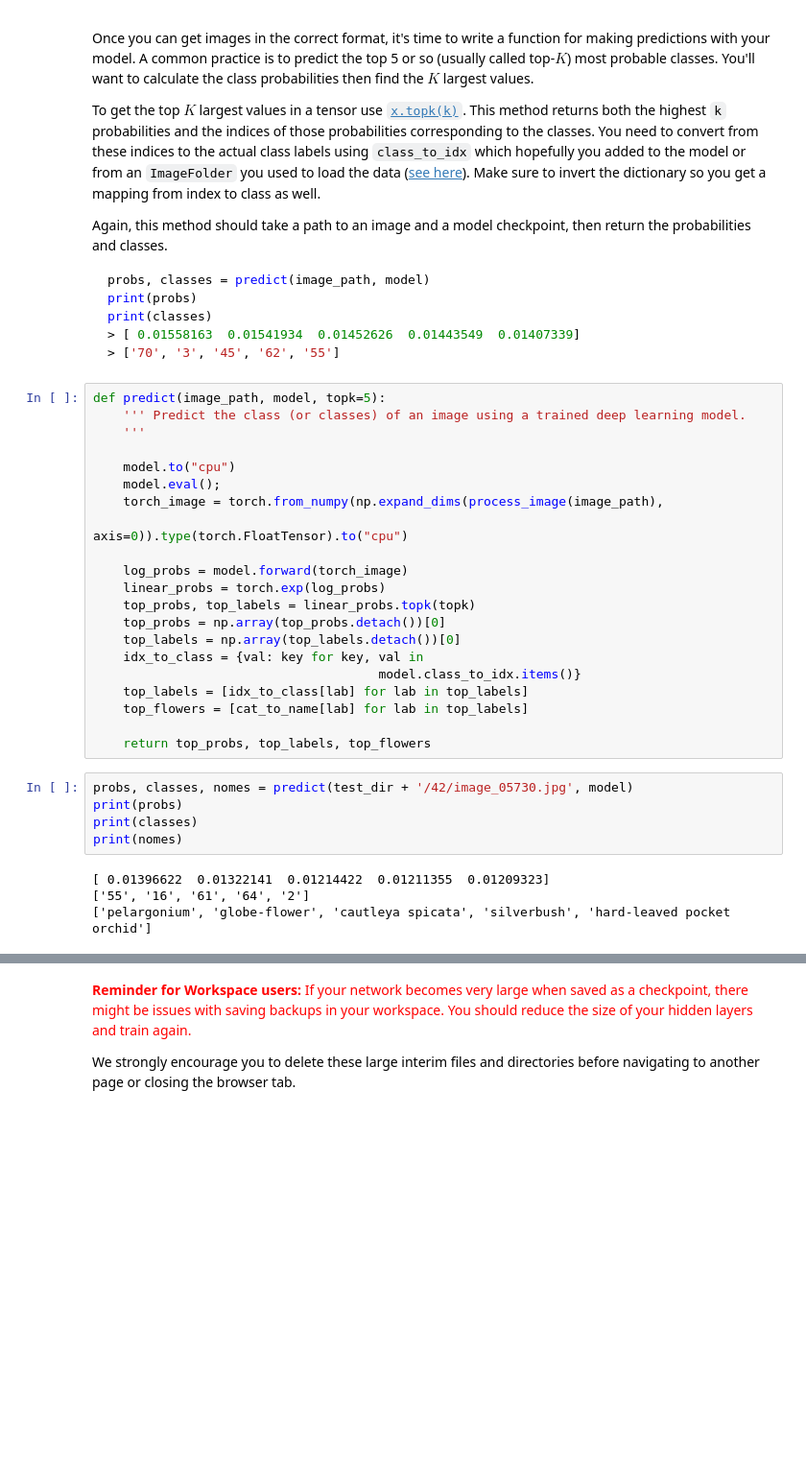
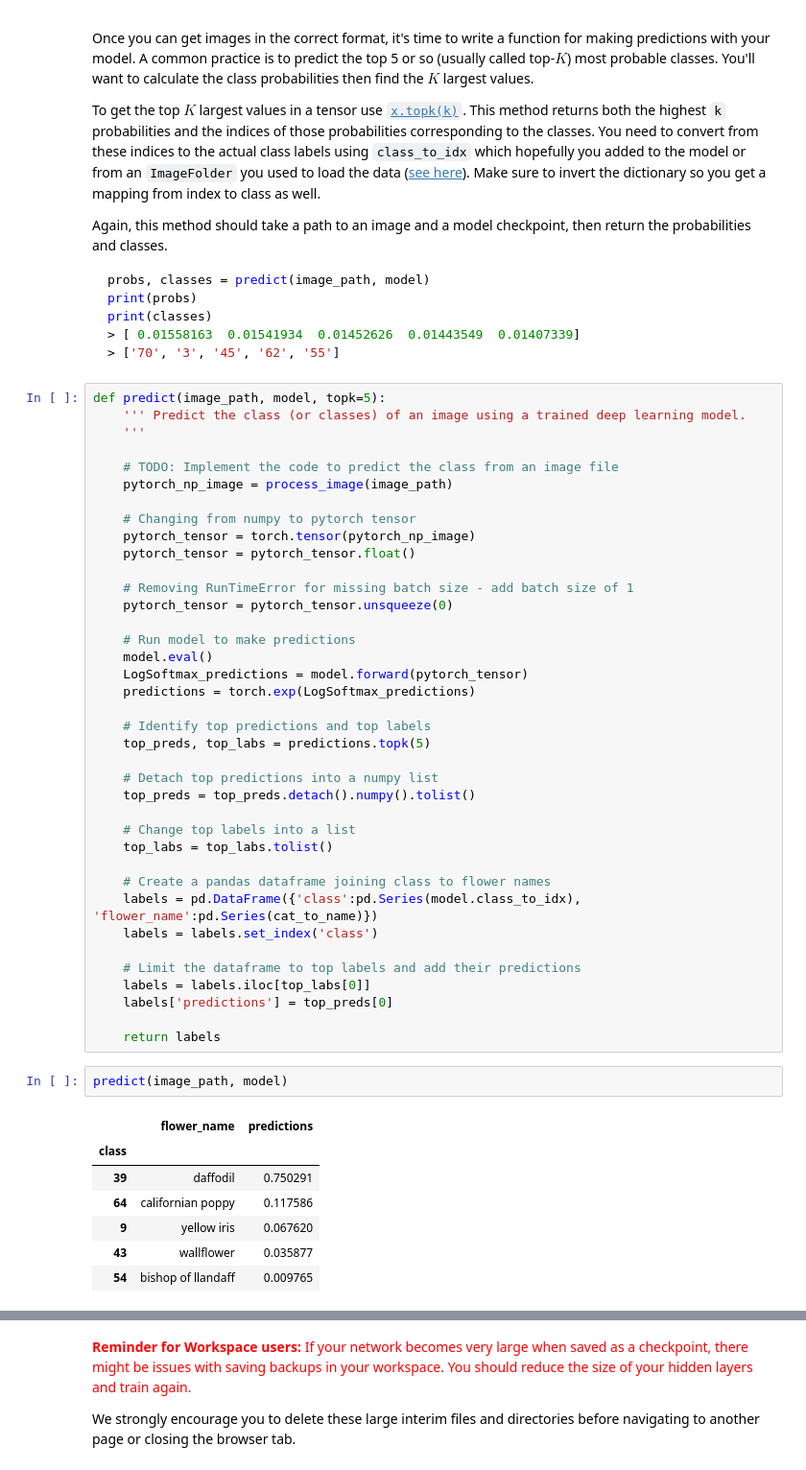
Before and after one commit to DennisEduardo/UdacityProject, a Jupyter notebook: Image Classifier Project.ipynb, the cells around one changed output, grey strips where cells are left out. Shown at 96% size. Cells and saved outputs as stored; diff of their text form; blank space fills up the shorter version.

````diff
--- a/Image Classifier Project.ipynb
+++ b/Image Classifier Project.ipynb
@@ -399,36 +521,54 @@ print(classes)
 > [ 0.01558163  0.01541934  0.01452626  0.01443549  0.01407339]
 > ['70', '3', '45', '62', '55']
 ```
-# %%
-def predict(image_path, model, topk=5):
-    ''' Predict the class (or classes) of an image using a trained deep learning model.
-    '''
-
-    model.to("cpu")
-    model.eval();
-    torch_image = torch.from_numpy(np.expand_dims(process_image(image_path),
-                                                  axis=0)).type(torch.FloatTensor).to("cpu")
-
-    log_probs = model.forward(torch_image)
-    linear_probs = torch.exp(log_probs)
-    top_probs, top_labels = linear_probs.topk(topk)
-    top_probs = np.array(top_probs.detach())[0]
-    top_labels = np.array(top_labels.detach())[0]
-    idx_to_class = {val: key for key, val in
-                                      model.class_to_idx.items()}
-    top_labels = [idx_to_class[lab] for lab in top_labels]
-    top_flowers = [cat_to_name[lab] for lab in top_labels]
-
-    return top_probs, top_labels, top_flowers
-# %%
-probs, classes, nomes = predict(test_dir + '/42/image_05730.jpg', model)
-print(probs)
-print(classes)
-print(nomes)
-# %% [output]
-[ 0.01396622  0.01322141  0.01214422  0.01211355  0.01209323]
-['55', '16', '61', '64', '2']
-['pelargonium', 'globe-flower', 'cautleya spicata', 'silverbush', 'hard-leaved pocket orchid']
+# %%
+def predict(image_path, model, topk=5):
+    ''' Predict the class (or classes) of an image using a trained deep learning model.
+    '''
+
+    # TODO: Implement the code to predict the class from an image file
+    pytorch_np_image = process_image(image_path)
+
+    # Changing from numpy to pytorch tensor
+    pytorch_tensor = torch.tensor(pytorch_np_image)
+    pytorch_tensor = pytorch_tensor.float()
+
+    # Removing RunTimeError for missing batch size - add batch size of 1
+    pytorch_tensor = pytorch_tensor.unsqueeze(0)
+
+    # Run model to make predictions
+    model.eval()
+    LogSoftmax_predictions = model.forward(pytorch_tensor)
+    predictions = torch.exp(LogSoftmax_predictions)
+
+    # Identify top predictions and top labels
+    top_preds, top_labs = predictions.topk(5)
+
+    # Detach top predictions into a numpy list
+    top_preds = top_preds.detach().numpy().tolist()
+
+    # Change top labels into a list
+    top_labs = top_labs.tolist()
+
+    # Create a pandas dataframe joining class to flower names
+    labels = pd.DataFrame({'class':pd.Series(model.class_to_idx), 'flower_name':pd.Series(cat_to_name)})
+    labels = labels.set_index('class')
+
+    # Limit the dataframe to top labels and add their predictions
+    labels = labels.iloc[top_labs[0]]
+    labels['predictions'] = top_preds[0]
+
+    return labels
+# %%
+predict(image_path, model)
+# %% [output]
+|  | flower_name | predictions |
+| class |  |  |
+| 39 | daffodil | 0.750291 |
+| 64 | californian poppy | 0.117586 |
+| 9 | yellow iris | 0.067620 |
+| 43 | wallflower | 0.035877 |
+| 54 | bishop of llandaff | 0.009765 |
 # %% [markdown]
 ## Sanity Checking
 
````
Also changed, not shown: parts of 33 cells of this notebook.
